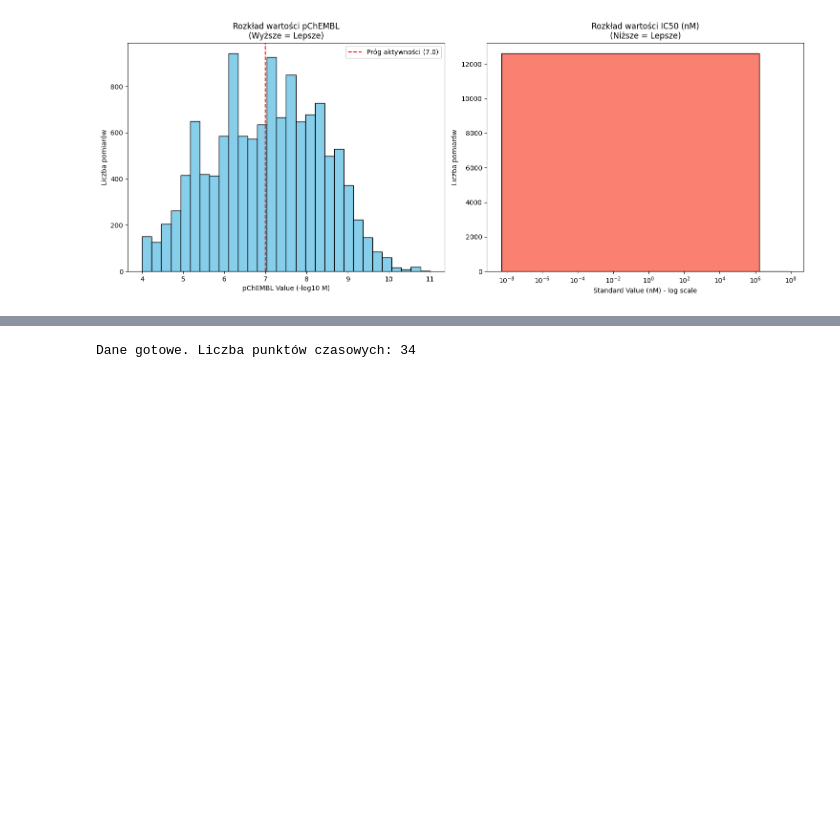
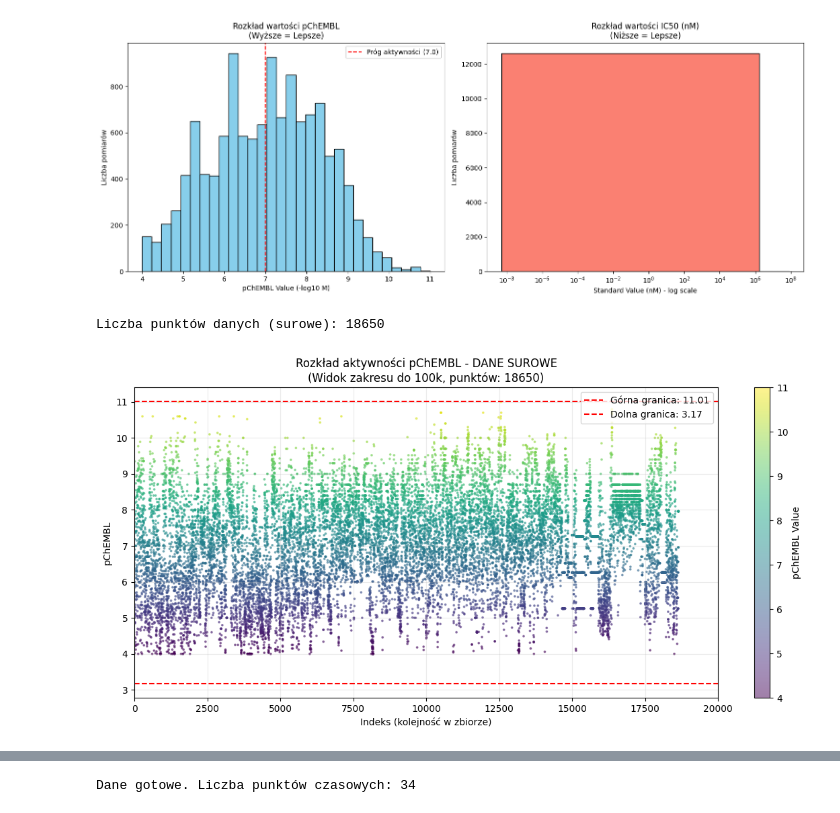
Before and after one commit to Sharens/ml_chembl, a Jupyter notebook: main.ipynb, the cells around one changed output, grey strips where cells are left out. Drawn from its saved outputs; the diff is of its cells as text; code cells hidden in the pictures; blank space fills up the shorter version.

```diff
--- a/main.ipynb
+++ b/main.ipynb
@@ -134,4 +134,52 @@ plt.show() # Odkomentuj jeśli używasz Jupyter Notebook
 # %% [output]
 Wykresy zostały wygenerowane.
 [figure]
+# %%
+# 1. Przygotowanie danych z surowej ramki df_activity
+# Rzutujemy na float (w surowych danych mogą być stringi) i usuwamy nulle
+df_raw_plot = (
+    df_activity
+    .select("pchembl_value")
+    .with_columns(pl.col("pchembl_value").cast(pl.Float64, strict=False))
+    .drop_nulls()
+)
+
+values_raw = df_raw_plot["pchembl_value"].to_numpy()
+num_points_raw = len(values_raw)
+indices_raw = np.arange(num_points_raw)
+
+print(f"Liczba punktów danych (surowe): {num_points_raw}")
+
+# 2. Obliczenie statystyk do linii
+q1 = np.percentile(values_raw, 25)
+q3 = np.percentile(values_raw, 75)
+iqr = q3 - q1
+upper_bound = q3 + 1.5 * iqr
+lower_bound = q1 - 1.5 * iqr
+
+plt.figure(figsize=(14, 6))
+
+# 3. Rysowanie
+# Używamy mniejszego 's' i alpha, bo punktów jest dużo i mogą się nakładać
+sc = plt.scatter(indices_raw, values_raw, c=values_raw, cmap='viridis',
+                 s=3, alpha=0.5, rasterized=True)
+
+# Linie referencyjne
+plt.axhline(y=upper_bound, color='red', linestyle='--', label=f'Górna granica: {upper_bound:.2f}')
+plt.axhline(y=lower_bound, color='red', linestyle='--', label=f'Dolna granica: {lower_bound:.2f}')
+
+# 4. Ustawienie sztywnego zakresu osi X do 100 000
+plt.xlim(0, 20000)
+
+plt.colorbar(sc, label='pChEMBL Value')
+plt.title(f'Rozkład aktywności pChEMBL - DANE SUROWE\n(Widok zakresu do 100k, punktów: {num_points_raw})', fontsize=12)
+plt.xlabel('Indeks (kolejność w zbiorze)')
+plt.ylabel('pChEMBL')
+plt.legend(loc='upper right')
+plt.grid(True, alpha=0.25)
+
+plt.show()
+# %% [output]
+Liczba punktów danych (surowe): 18650
+[figure, added]
 # %%
```
Also changed, not shown: parts of 2 cells of this notebook.
